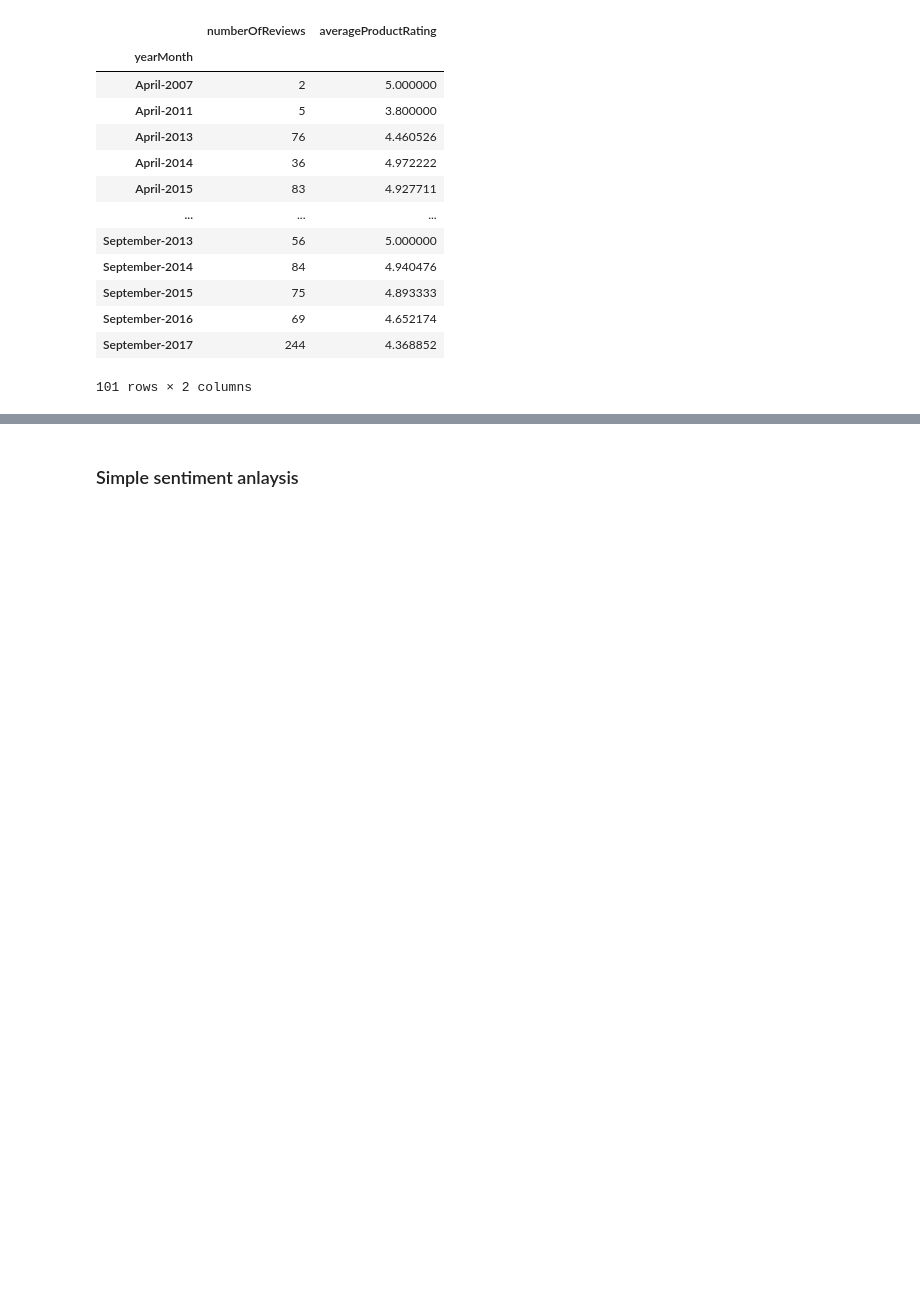
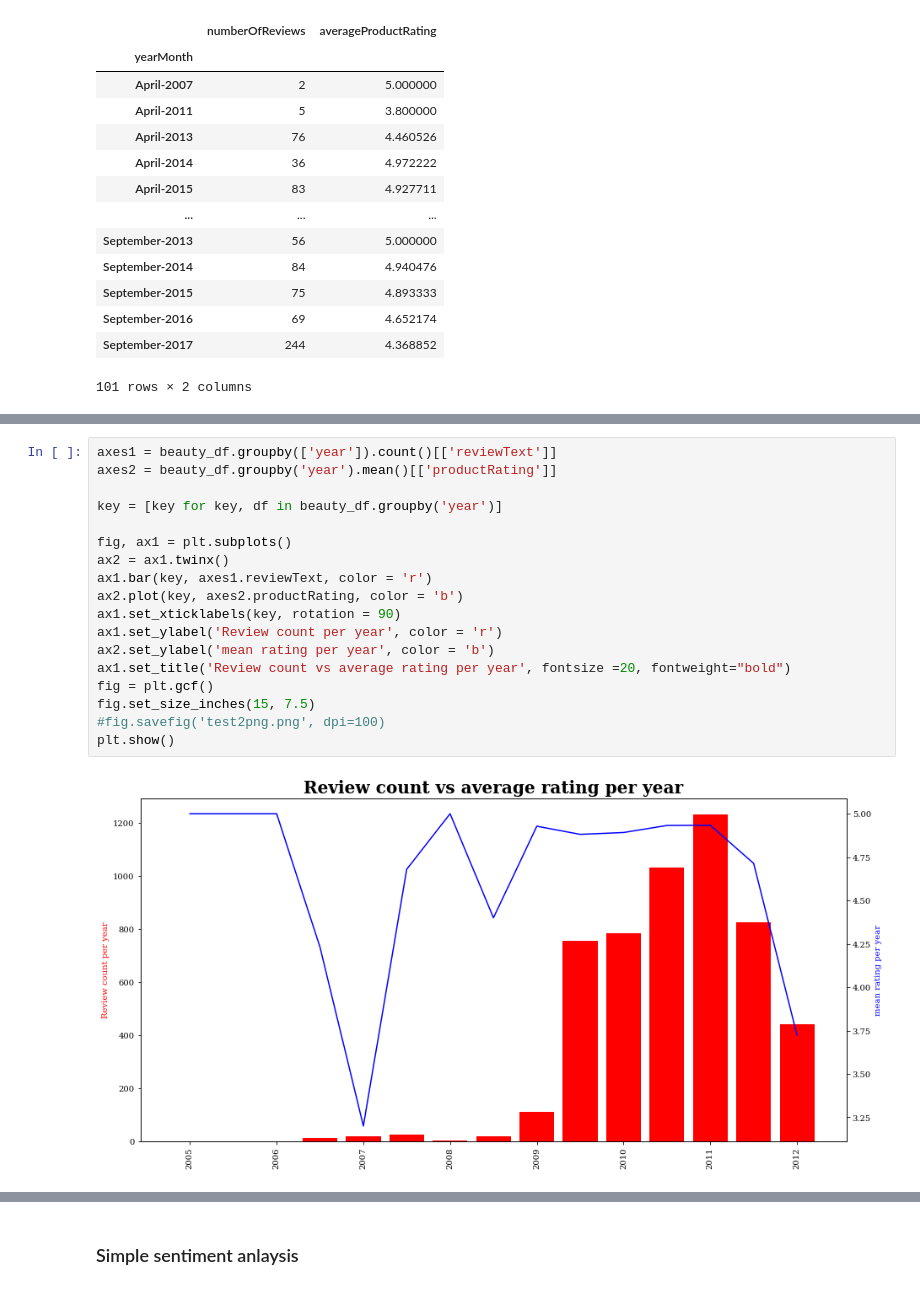
Before and after one commit to ahmadbashorun/AI6-amazon-reviews-EDA-project, a Jupyter notebook: Beauty_cleaning.ipynb, the cells around one changed output, grey strips where cells are left out. Cells and saved outputs as stored; diff of their text form; blank space fills up the shorter version.

```diff
--- a/Beauty_cleaning.ipynb
+++ b/Beauty_cleaning.ipynb
@@ -179,0 +199,20 @@ AVERAGE RATINGS PER MONTH:
+# %%
+axes1 = beauty_df.groupby(['year']).count()[['reviewText']]
+axes2 = beauty_df.groupby('year').mean()[['productRating']]
+
+key = [key for key, df in beauty_df.groupby('year')]
+
+fig, ax1 = plt.subplots()
+ax2 = ax1.twinx()
+ax1.bar(key, axes1.reviewText, color = 'r')
+ax2.plot(key, axes2.productRating, color = 'b')
+ax1.set_xticklabels(key, rotation = 90)
+ax1.set_ylabel('Review count per year', color = 'r')
+ax2.set_ylabel('mean rating per year', color = 'b')
+ax1.set_title('Review count vs average rating per year', fontsize =20, fontweight="bold")
+fig = plt.gcf()
+fig.set_size_inches(15, 7.5)
+#fig.savefig('test2png.png', dpi=100)
+plt.show()
+# %% [output]
+[figure, added]
```
Also changed, not shown: parts of 15 cells of this notebook.
